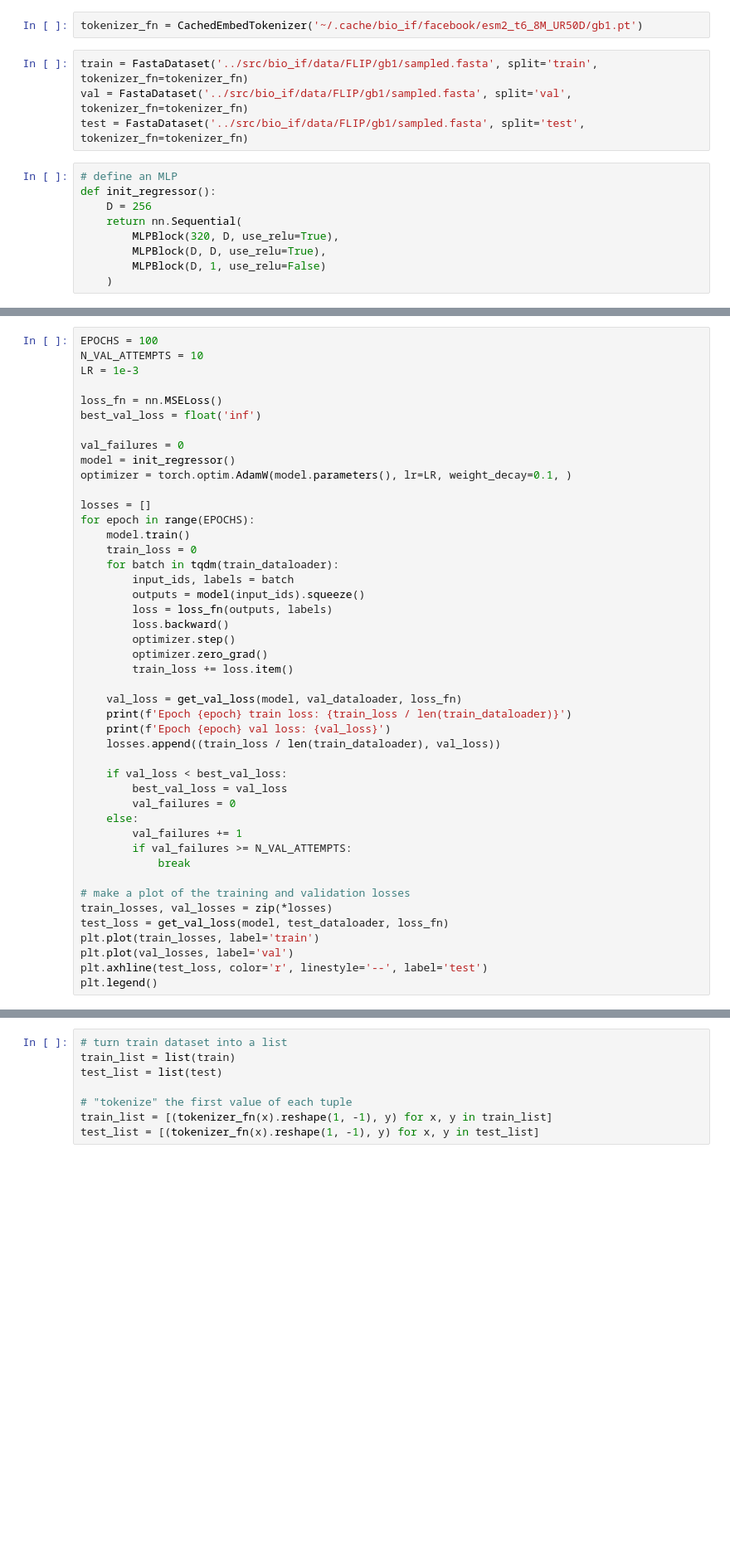
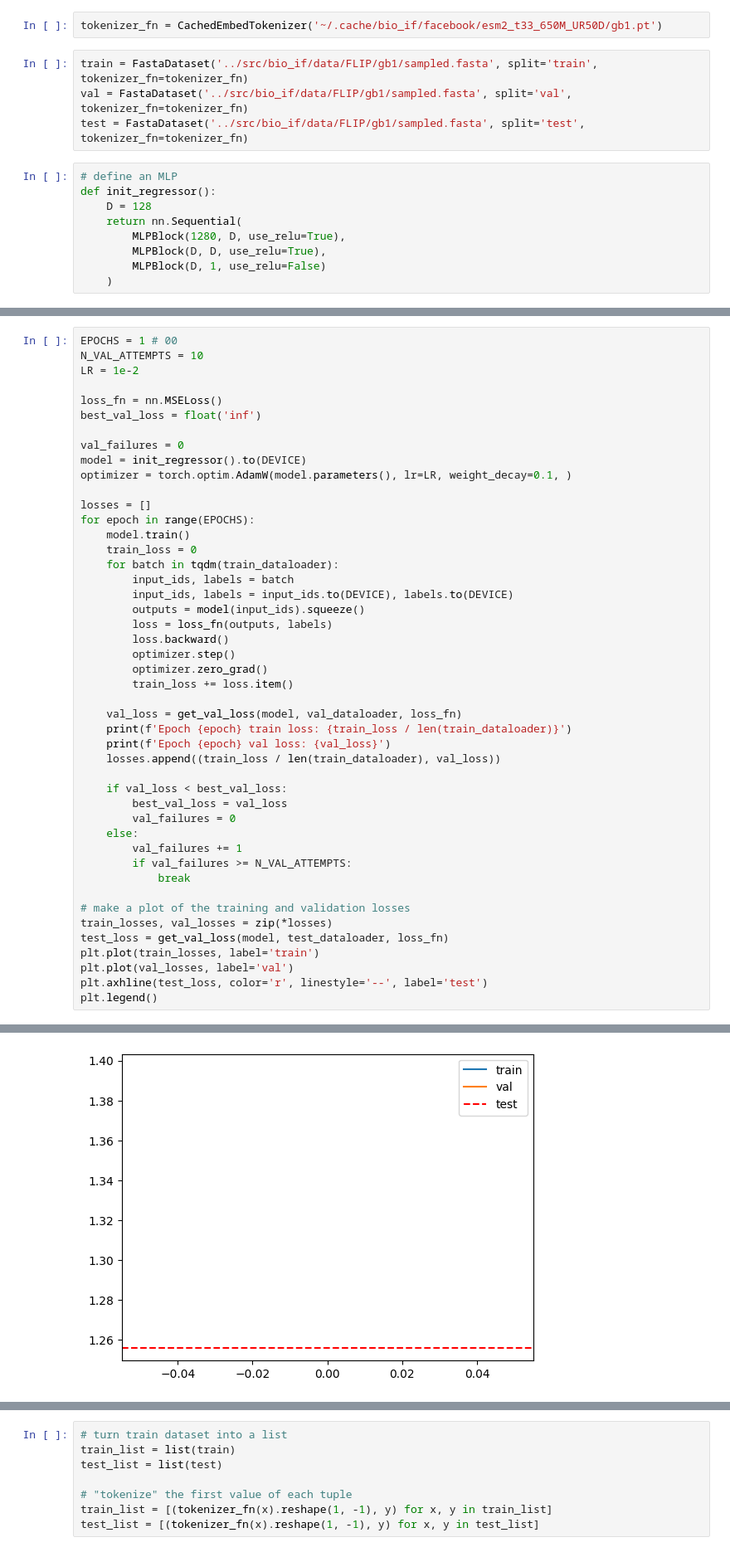
Before and after one commit to Zasder3/bio-if, a Jupyter notebook: private/sampled_gb1_esm_mlp_if.ipynb, the cells around one changed output, grey strips where cells are left out. Shown at 83% size. Drawn from its saved outputs; the diff is of its cells as text; blank space fills up the shorter version.

```diff
--- a/private/sampled_gb1_esm_mlp_if.ipynb
+++ b/private/sampled_gb1_esm_mlp_if.ipynb
@@ -9,7 +9,7 @@ from scipy.stats import spearmanr
 from bio_if.data.utils import FastaDataset, CachedEmbedTokenizer
 from bio_if.modules.mlp import MLPBlock
 # %%
-tokenizer_fn = CachedEmbedTokenizer('~/.cache/bio_if/facebook/esm2_t6_8M_UR50D/gb1.pt')
+tokenizer_fn = CachedEmbedTokenizer('~/.cache/bio_if/facebook/esm2_t33_650M_UR50D/gb1.pt')
 # %%
 train = FastaDataset('../src/bio_if/data/FLIP/gb1/sampled.fasta', split='train', tokenizer_fn=tokenizer_fn)
 val = FastaDataset('../src/bio_if/data/FLIP/gb1/sampled.fasta', split='val', tokenizer_fn=tokenizer_fn)
@@ -17,9 +17,9 @@ test = FastaDataset('../src/bio_if/data/FLIP/gb1/sampled.fasta', split='test', t
 # %%
 # define an MLP
 def init_regressor():
-    D = 256
+    D = 128
     return nn.Sequential(
-        MLPBlock(320, D, use_relu=True),
+        MLPBlock(1280, D, use_relu=True),
         MLPBlock(D, D, use_relu=True),
         MLPBlock(D, 1, use_relu=False)
     )
@@ -39,15 +41,15 @@ def get_val_loss(model, dataloader, criterion):
             val_loss += loss.item()
     return val_loss / len(dataloader)
 # %%
-EPOCHS = 100
+EPOCHS = 1 # 00
 N_VAL_ATTEMPTS = 10
-LR = 1e-3
+LR = 1e-2
 
 loss_fn = nn.MSELoss()
 best_val_loss = float('inf')
 
 val_failures = 0
-model = init_regressor()
+model = init_regressor().to(DEVICE)
 optimizer = torch.optim.AdamW(model.parameters(), lr=LR, weight_decay=0.1, )
 
 losses = []
@@ -56,6 +58,7 @@ for epoch in range(EPOCHS):
     train_loss = 0
     for batch in tqdm(train_dataloader):
         input_ids, labels = batch
+        input_ids, labels = input_ids.to(DEVICE), labels.to(DEVICE)
         outputs = model(input_ids).squeeze()
         loss = loss_fn(outputs, labels)
         loss.backward()
@@ -112,3 +93,4 @@ Epoch 11 val loss: 1.1416269351135602
+[figure, added]
 # %%
 def get_correlation(model, dataloader):
     model.eval()
```
Also changed, not shown: parts of 8 cells of this notebook, 5 other files.
